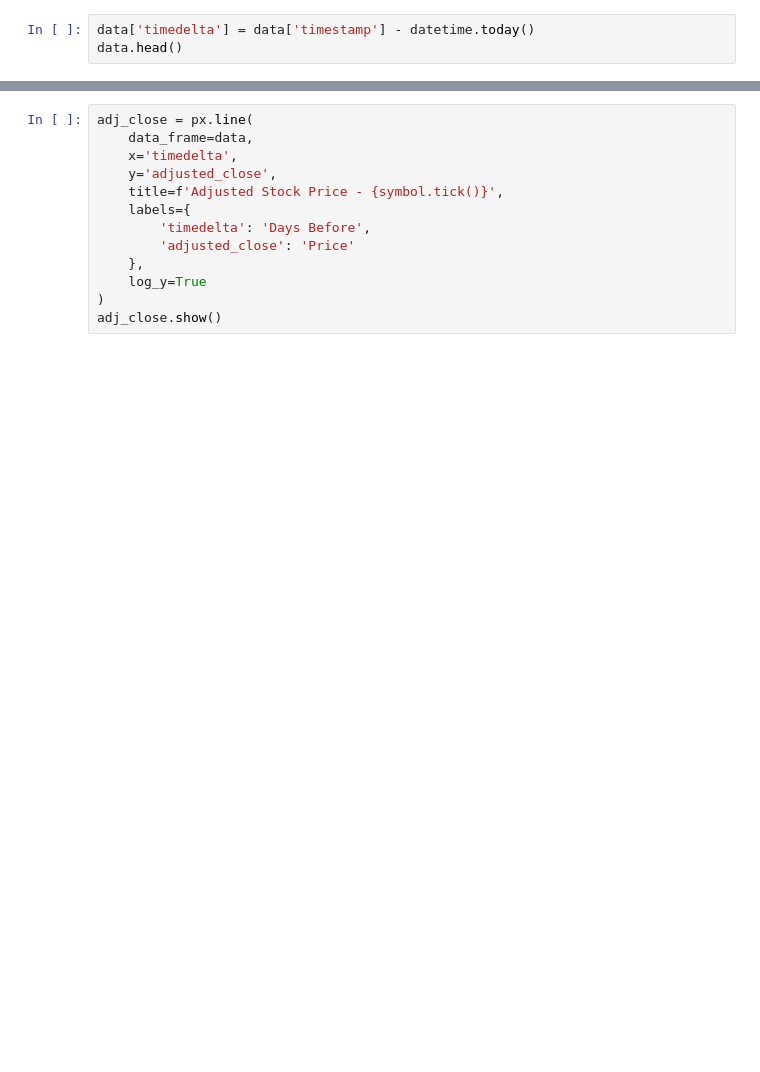
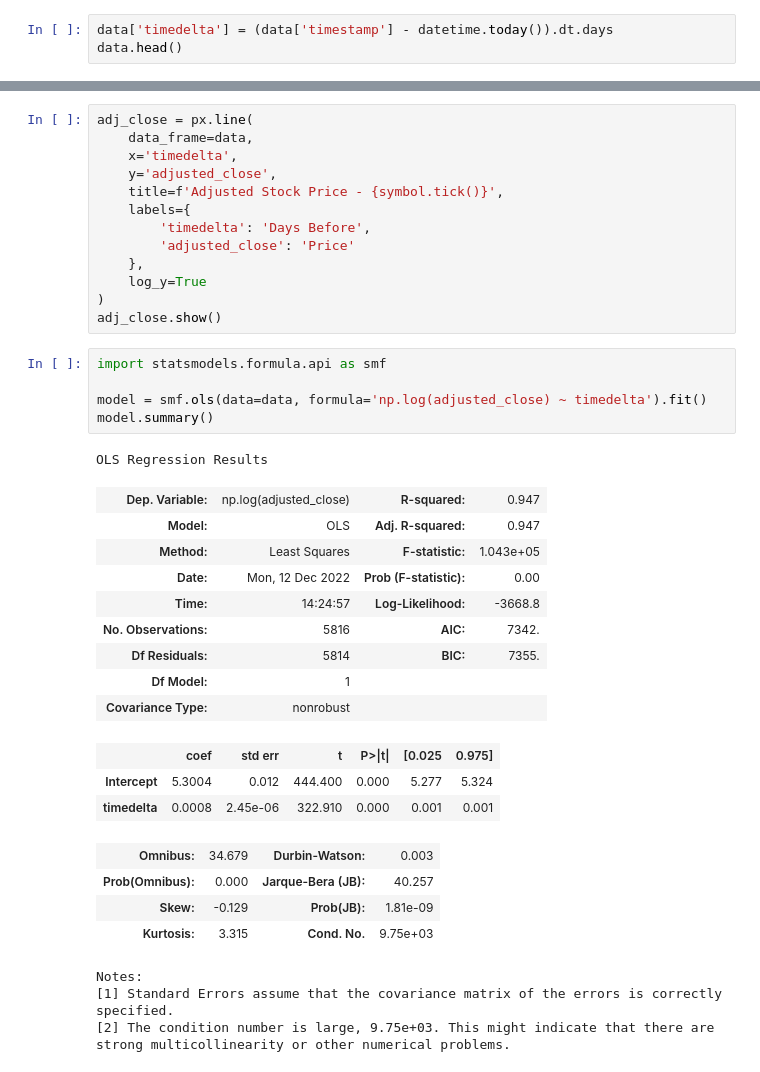
Before and after one commit to nerdmanPc/stock_market_analisys, a Jupyter notebook: exploration.ipynb, the cells around one changed output, grey strips where cells are left out. Saved outputs shown, nothing was run; the diff lists cells and outputs as text; blank space fills up the shorter version.

Commit message:
Initial regression

```diff
--- a/exploration.ipynb
+++ b/exploration.ipynb
@@ -66,7 +63,7 @@ adj_close = px.line(
 )
 adj_close.show()
 # %%
-data['timedelta'] = data['timestamp'] - datetime.today()
+data['timedelta'] = (data['timestamp'] - datetime.today()).dt.days
 data.head()
 # %% [output]
 |  | timestamp | open | high | low | close | adjusted_close | volume | dividend_amount | ... |
@@ -88,3 +85,30 @@ adj_close = px.line(
     log_y=True
 )
 adj_close.show()
+# %%
+import statsmodels.formula.api as smf
+
+model = smf.ols(data=data, formula='np.log(adjusted_close) ~ timedelta').fit()
+model.summary()
+# %% [output]
+OLS Regression Results
+| Dep. Variable: | np.log(adjusted_close) | R-squared: | 0.947 |
+| Model: | OLS | Adj. R-squared: | 0.947 |
+| Method: | Least Squares | F-statistic: | 1.043e+05 |
+| Date: | Mon, 12 Dec 2022 | Prob (F-statistic): | 0.00 |
+| Time: | 14:24:57 | Log-Likelihood: | -3668.8 |
+| No. Observations: | 5816 | AIC: | 7342. |
+| Df Residuals: | 5814 | BIC: | 7355. |
+| Df Model: | 1 |  |  |
+| Covariance Type: | nonrobust |  |  |
+|  | coef | std err | t | P>|t| | [0.025 | 0.975] |
+| Intercept | 5.3004 | 0.012 | 444.400 | 0.000 | 5.277 | 5.324 |
+| timedelta | 0.0008 | 2.45e-06 | 322.910 | 0.000 | 0.001 | 0.001 |
+| Omnibus: | 34.679 | Durbin-Watson: | 0.003 |
+| Prob(Omnibus): | 0.000 | Jarque-Bera (JB): | 40.257 |
+| Skew: | -0.129 | Prob(JB): | 1.81e-09 |
+| Kurtosis: | 3.315 | Cond. No. | 9.75e+03 |
+Notes:
+[1] Standard Errors assume that the covariance matrix of the errors is correctly specified.
+[2] The condition number is large, 9.75e+03. This might indicate that there are
+strong multicollinearity or other numerical problems.
```
Also changed, not shown: parts of 2 cells of this notebook.
